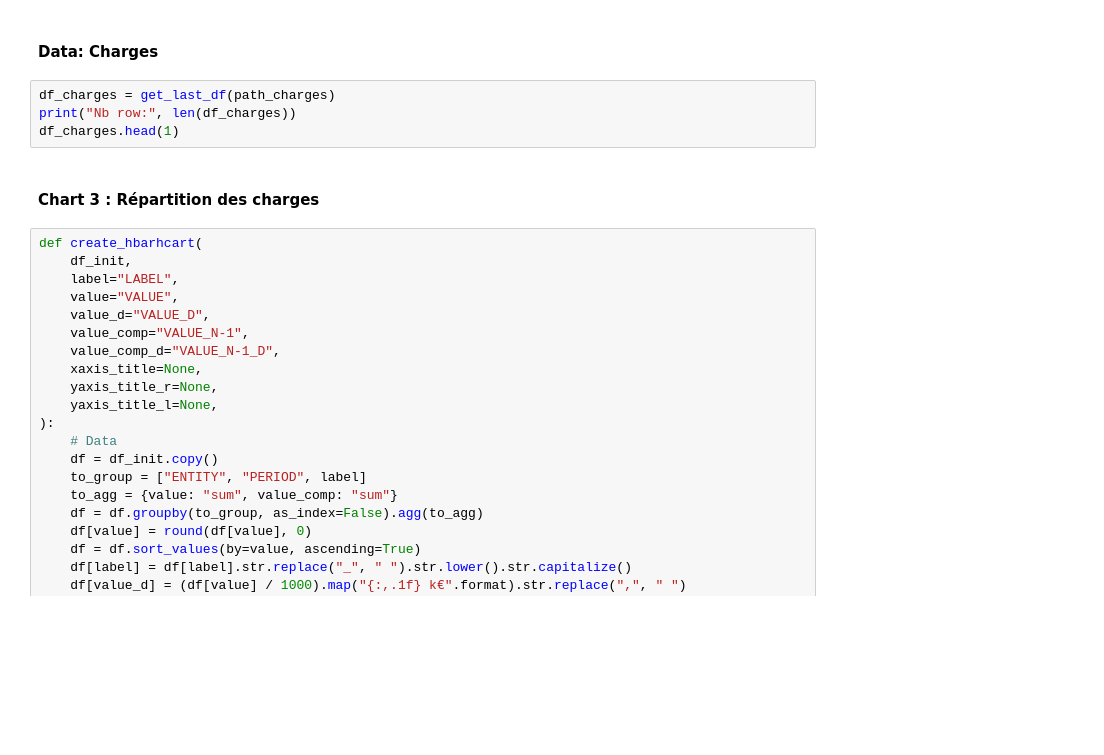
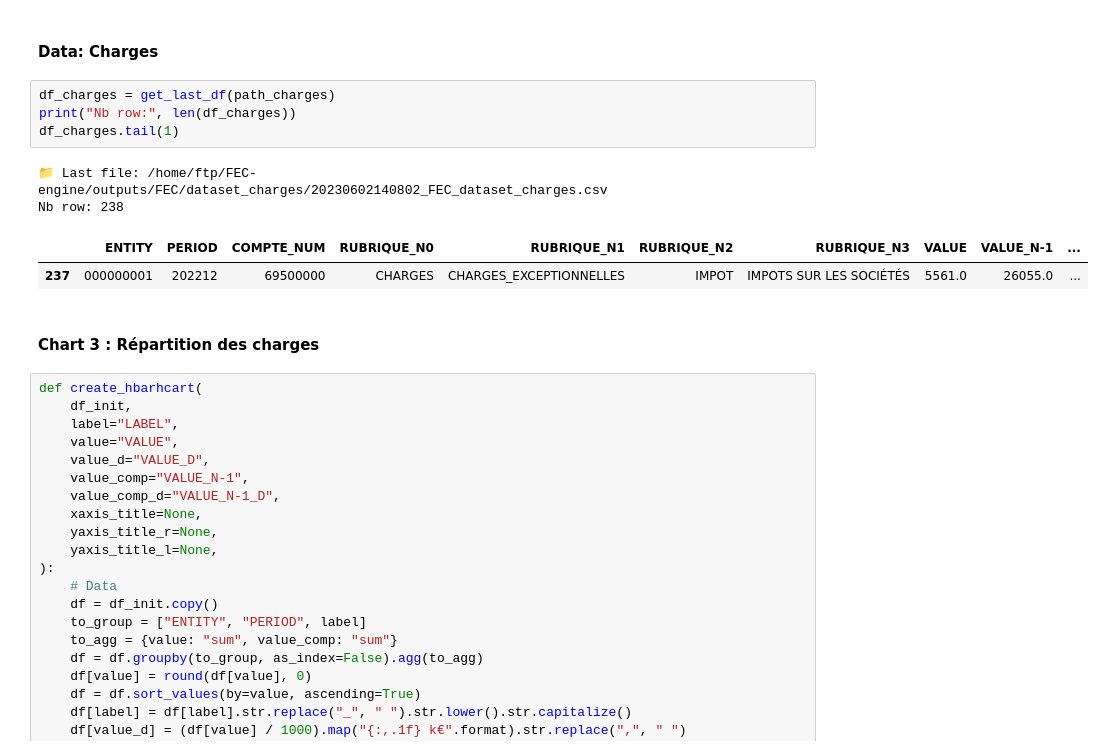
Before and after one commit to jupyter-naas/FEC-engine, a Jupyter notebook: models/FEC_Dashboard.ipynb, the cells around one changed output. Saved outputs shown, nothing was run; the diff lists cells and outputs as text; blank space fills up the shorter version.

```diff
--- a/models/FEC_Dashboard.ipynb
+++ b/models/FEC_Dashboard.ipynb
@@ -306,7 +341,12 @@ fig_barline_chart
 # %%
 df_charges = get_last_df(path_charges)
 print("Nb row:", len(df_charges))
-df_charges.head(1)
+df_charges.tail(1)
+# %% [output]
+📁 Last file: /home/ftp/FEC-engine/outputs/FEC/dataset_charges/20230602140802_FEC_dataset_charges.csv
+Nb row: 238
+|  | ENTITY | PERIOD | COMPTE_NUM | RUBRIQUE_N0 | RUBRIQUE_N1 | RUBRIQUE_N2 | RUBRIQUE_N3 | VALUE | VALUE_N-1 | ... |
+| 237 | 000000001 | 202212 | 69500000 | CHARGES | CHARGES_EXCEPTIONNELLES | IMPOT | IMPOTS SUR LES SOCIÉTÉS | 5561.0 | 26055.0 | ... |
 # %% [markdown]
 #### Chart 3 : Répartition des charges
 # %%
```
Also changed, not shown: parts of 17 cells of this notebook, 1 other file.
